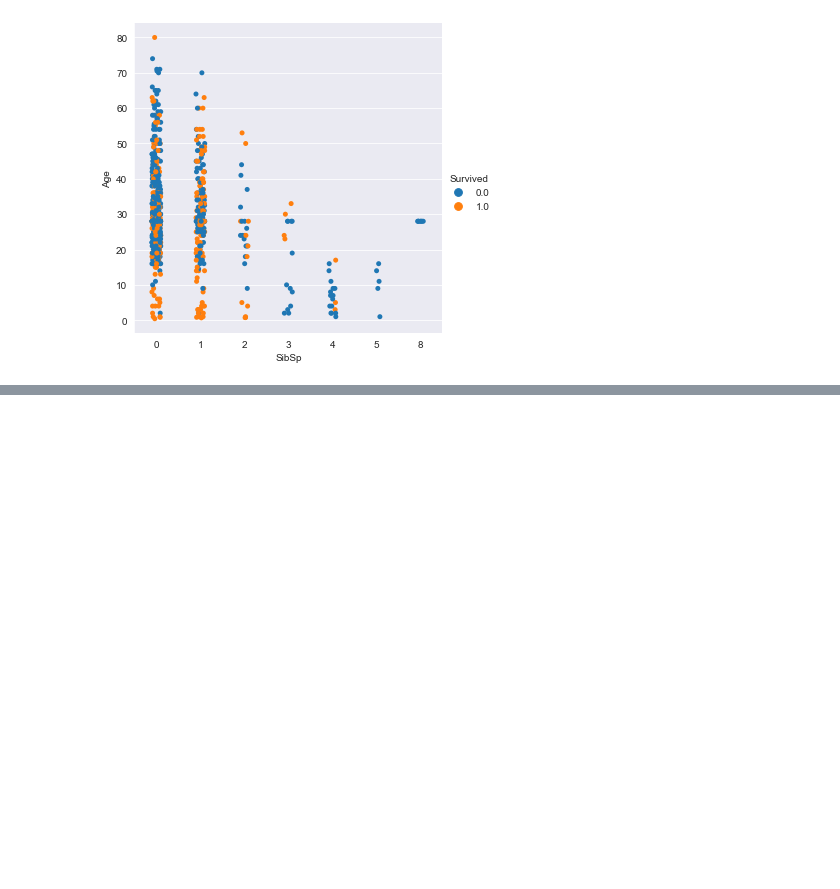
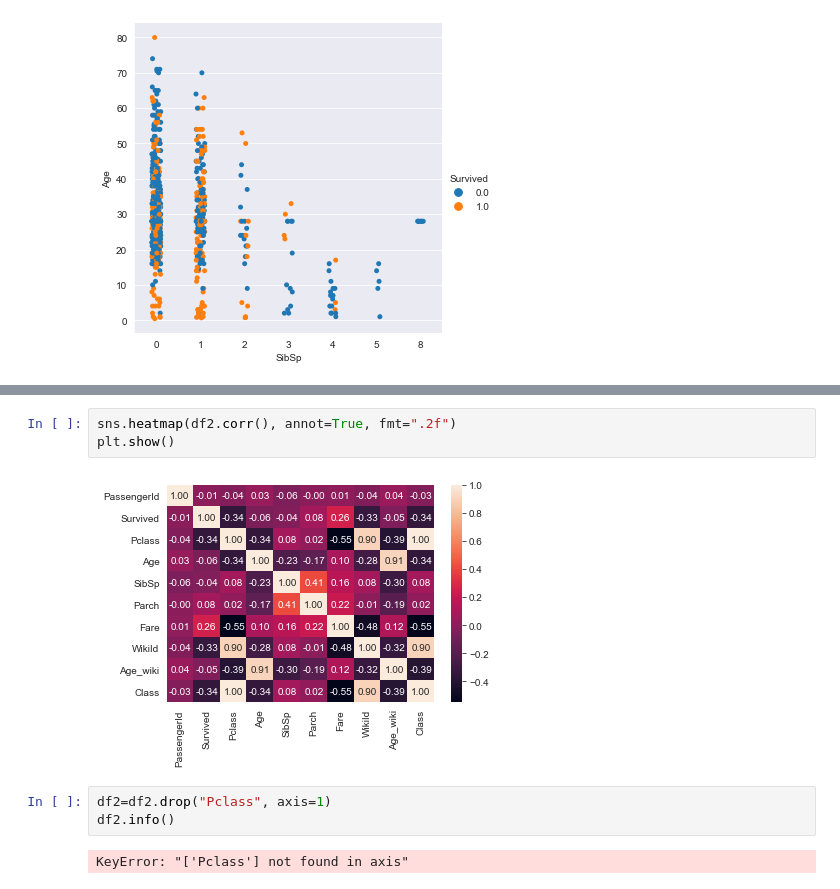
Before and after one commit to REIS0/Tratamento-de-dados, a Jupyter notebook: tratamento.ipynb, the cells around one changed output, grey strips where cells are left out. Saved outputs shown, nothing was run; the diff lists cells and outputs as text; blank space fills up the shorter version.

```diff
--- a/tratamento.ipynb
+++ b/tratamento.ipynb
@@ -298,0 +296,10 @@ sns.pairplot(df2, hue="Survived")
+# %%
+sns.heatmap(df2.corr(), annot=True, fmt=".2f")
+plt.show()
+# %% [output]
+[figure, added]
+# %%
+df2=df2.drop("Pclass", axis=1)
+df2.info()
+# %% [output]
+KeyError: "['Pclass'] not found in axis"
```
Also changed, not shown: parts of 6 cells of this notebook.
